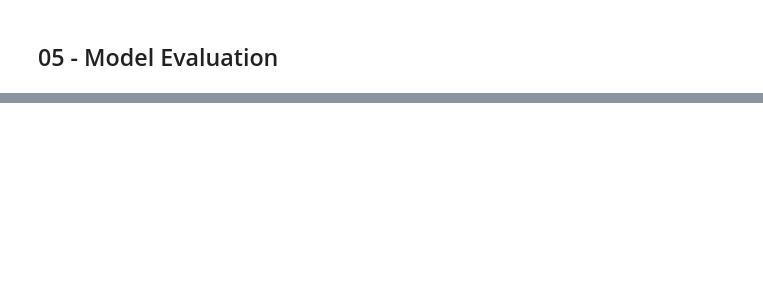
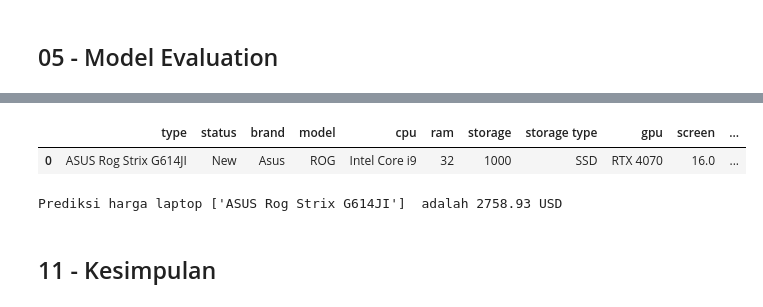
Before and after one commit to ediashta/Laptop-Price-Prediction, a Jupyter notebook: h8dsft_P1M2_Ediashta.ipynb, the cells around one changed output, grey strips where cells are left out. Drawn from its saved outputs; the diff is of its cells as text; code cells hidden in the pictures; blank space fills up the shorter version.

```diff
--- a/h8dsft_P1M2_Ediashta.ipynb
+++ b/h8dsft_P1M2_Ediashta.ipynb
@@ -575,0 +689,19 @@ for index, row in y_pred.iterrows():
+# %%
+data_inf = pd.DataFrame([{
+    'type' : 'ASUS Rog Strix G614JI',
+    'status':  'New',
+    'brand':  'Asus',
+    'model':  'ROG',
+    'cpu':  'Intel Core i9',
+    'ram':  32,
+    'storage':  1000,
+    'storage type':  'SSD',
+    'gpu':  'RTX 4070',
+    'screen':  16.0,
+    'touch':  'No',
+}])
+
+data_inf
+# %% [output]
+|  | type | status | brand | model | cpu | ram | storage | storage type | gpu | screen | ... |
+| 0 | ASUS Rog Strix G614JI | New | Asus | ROG | Intel Core i9 | 32 | 1000 | SSD | RTX 4070 | 16.0 | ... |
@@ -575,0 +710,9 @@ for index, row in y_pred.iterrows():
+# %%
+#predict
+prediction = model_grid_xgb.predict(data_inf)
+
+print("Prediksi harga laptop", data_inf["type"].values, " adalah", round(prediction[0],2), "USD")
+# %% [output]
+Prediksi harga laptop ['ASUS Rog Strix G614JI']  adalah 2758.93 USD
+# %% [markdown]
+## 11 - Kesimpulan
```
Also changed, not shown: parts of 27 cells of this notebook, 10 other files.
